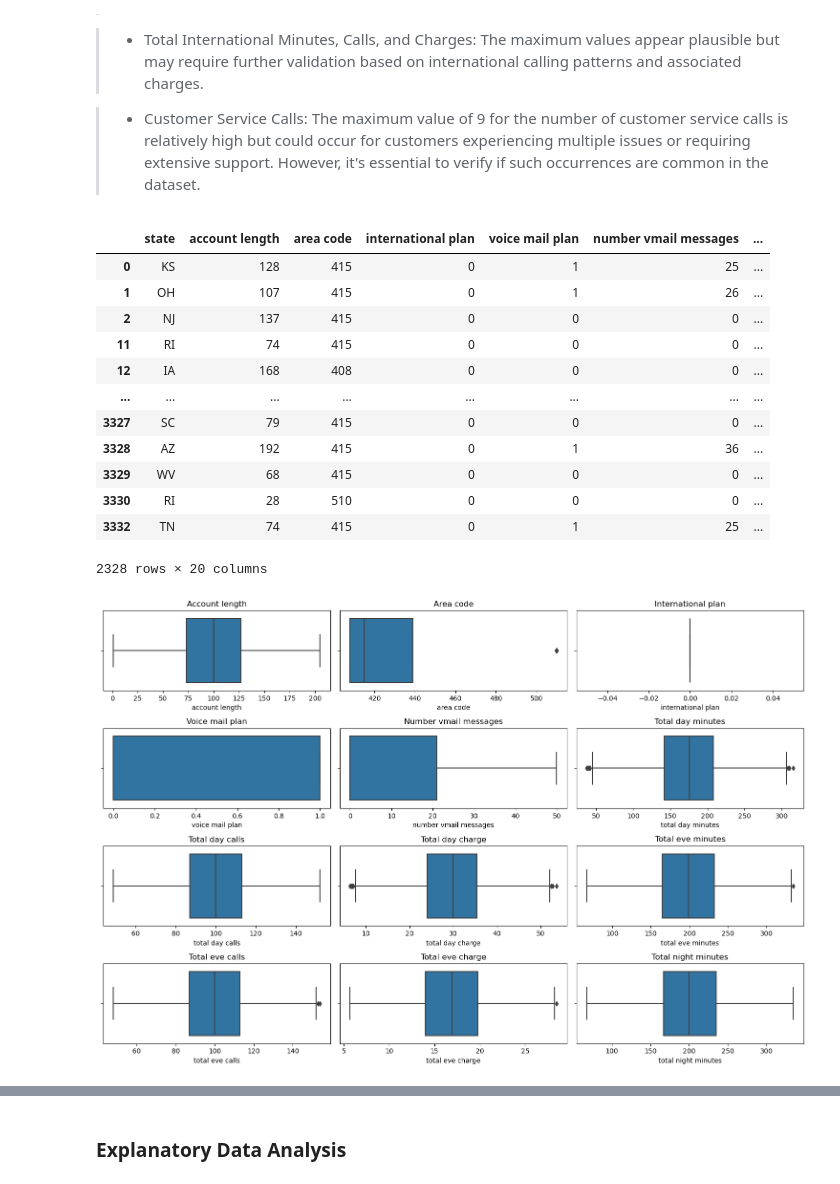
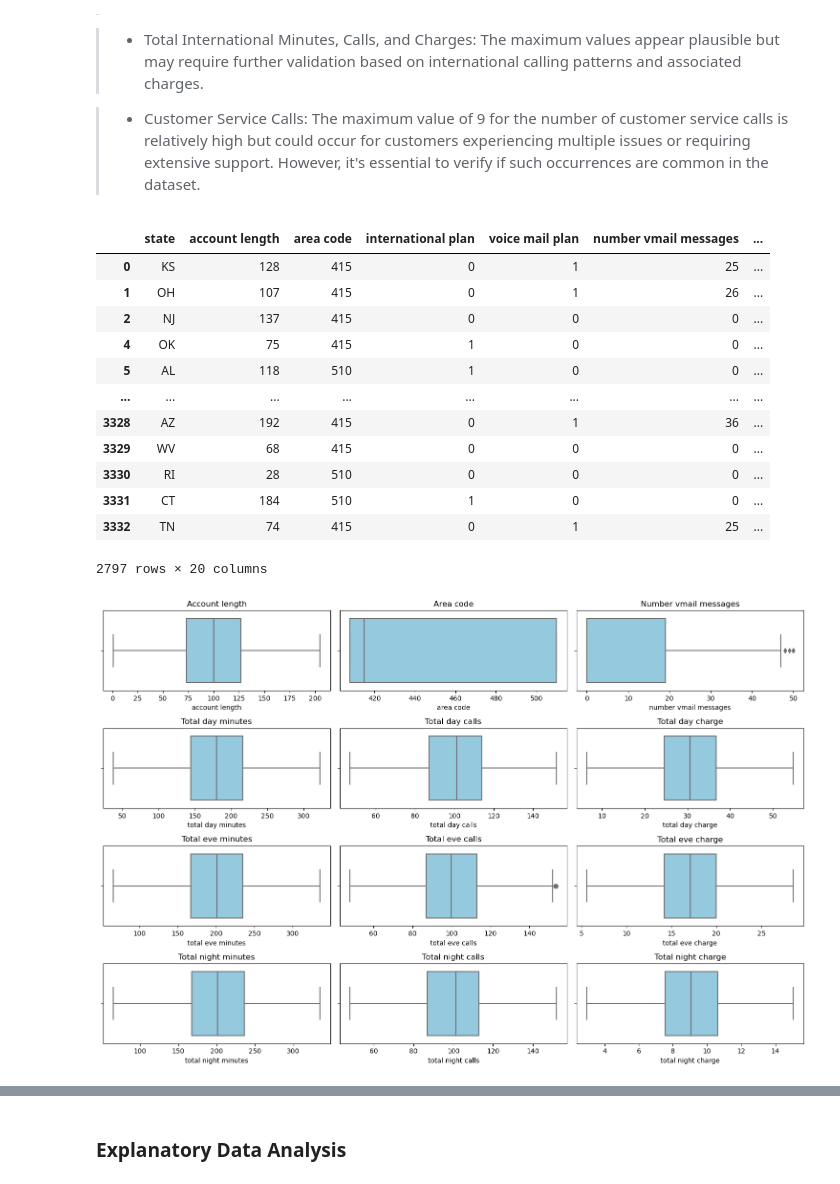
Before and after one commit to Atieng/Customer-Churn-Prediction, a Jupyter notebook: Customer-churn.ipynb, the cells around one changed output, grey strips where cells are left out. Drawn from its saved outputs; the diff is of its cells as text; code cells hidden in the pictures.

```diff
--- a/Customer-churn.ipynb
+++ b/Customer-churn.ipynb
@@ -374,7 +374,8 @@ def remove_outliers_iqr(df, column):
     return df[(df[column] >= lower_bound) & (df[column] <= upper_bound)]
 
 # Apply the function to numeric columns
-numeric_columns = df.select_dtypes(include=np.number).columns
+# numeric_columns = df.select_dtypes(include=np.number).columns
+numeric_columns = df.select_dtypes(include=['int64', 'float64'])
 for column in numeric_columns:
     df = remove_outliers_iqr(df,column)
 df
@@ -383,28 +384,28 @@ df
 | 0 | KS | 128 | 415 | 0 | 1 | 25 | ... |
 | 1 | OH | 107 | 415 | 0 | 1 | 26 | ... |
 | 2 | NJ | 137 | 415 | 0 | 0 | 0 | ... |
-| 11 | RI | 74 | 415 | 0 | 0 | 0 | ... |
-| 12 | IA | 168 | 408 | 0 | 0 | 0 | ... |
+| 4 | OK | 75 | 415 | 1 | 0 | 0 | ... |
+| 5 | AL | 118 | 510 | 1 | 0 | 0 | ... |
 | ... | ... | ... | ... | ... | ... | ... | ... |
-| 3327 | SC | 79 | 415 | 0 | 0 | 0 | ... |
 | 3328 | AZ | 192 | 415 | 0 | 1 | 36 | ... |
 | 3329 | WV | 68 | 415 | 0 | 0 | 0 | ... |
 | 3330 | RI | 28 | 510 | 0 | 0 | 0 | ... |
+| 3331 | CT | 184 | 510 | 1 | 0 | 0 | ... |
 | 3332 | TN | 74 | 415 | 0 | 1 | 25 | ... |
-2328 rows × 20 columns
+2797 rows × 20 columns
 # %%
 plt.figure(figsize=(15, 10))
 for i, column in enumerate(numeric_columns, 1):
     if i <= 12:  # Limit to 12 subplots
         plt.subplot(4, 3, i)
-        sns.boxplot(x=df[column])
+        sns.boxplot(x=df[column],color = 'skyblue')
         plt.title(f'{column.capitalize()}')
         plt.xlabel(column)
 
 plt.tight_layout()
 plt.show()
 # %% [output]
-[figure, old version]
+[figure, new version]
 # %%
 df.info()
 # %% [output]
```
Also changed, not shown: parts of 21 cells of this notebook.
